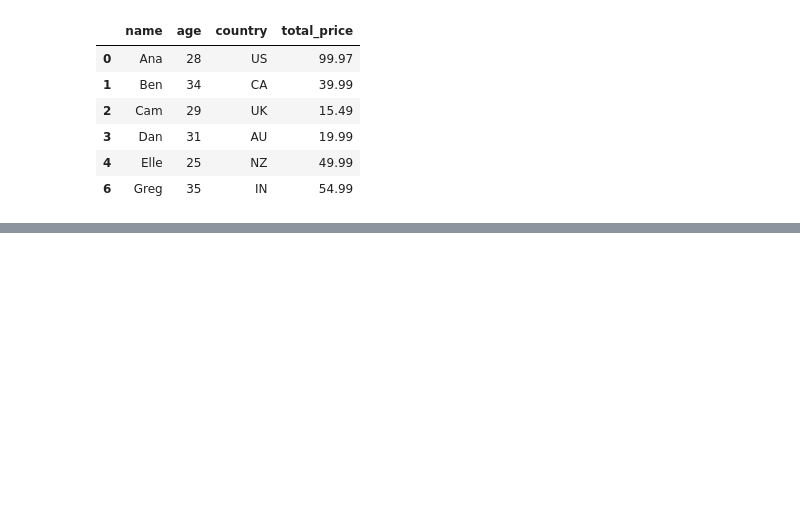
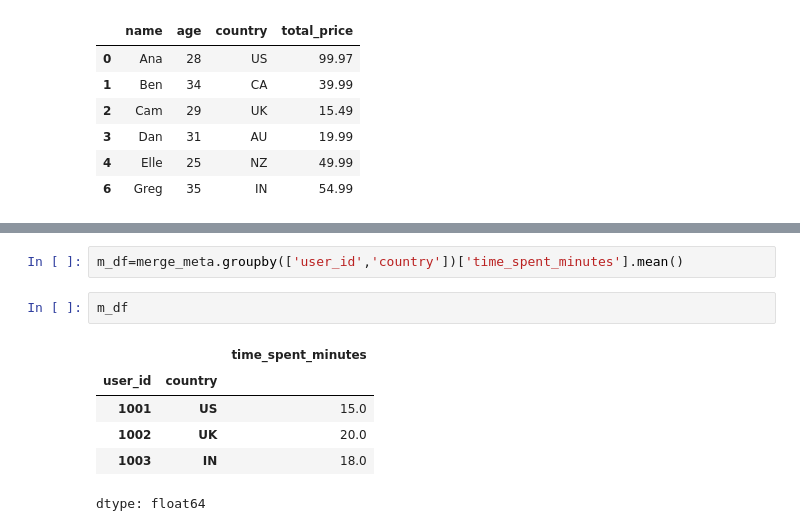
Before and after one commit to nehagovekar/Pandas_leetcode, a Jupyter notebook: Pandas_Practice_On_ProductCompanies.ipynb, the cells around one changed output, grey strips where cells are left out. Cells and saved outputs as stored; diff of their text form; blank space fills up the shorter version.

```diff
--- a/Pandas_Practice_On_ProductCompanies.ipynb
+++ b/Pandas_Practice_On_ProductCompanies.ipynb
@@ -443,0 +517,11 @@ output
+# %%
+m_df=merge_meta.groupby(['user_id','country'])['time_spent_minutes'].mean()
+# %%
+m_df
+# %% [output]
+|  |  | time_spent_minutes |
+| user_id | country |  |
+| 1001 | US | 15.0 |
+| 1002 | UK | 20.0 |
+| 1003 | IN | 18.0 |
+dtype: float64
```
Also changed, not shown: parts of 9 cells of this notebook.
